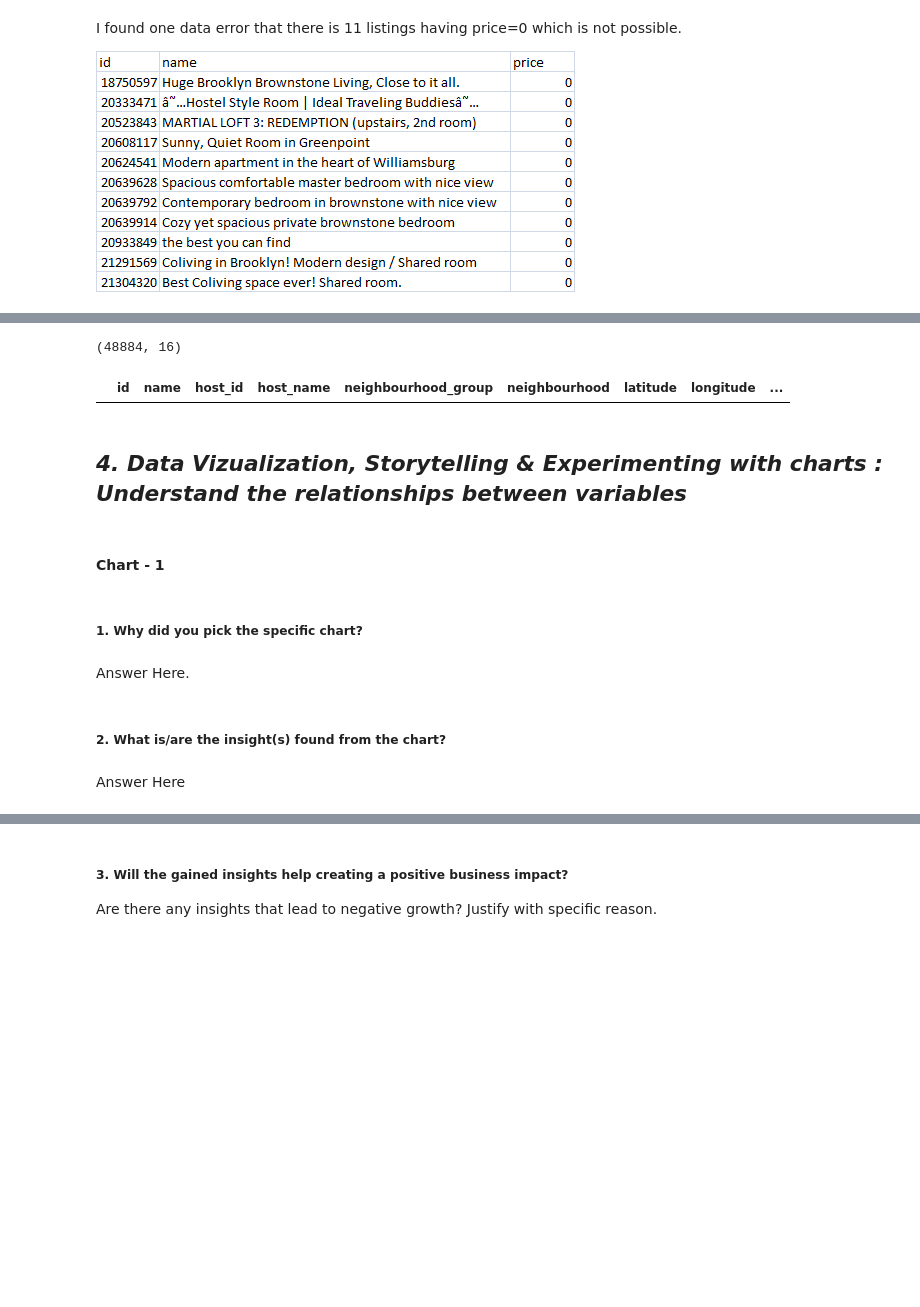
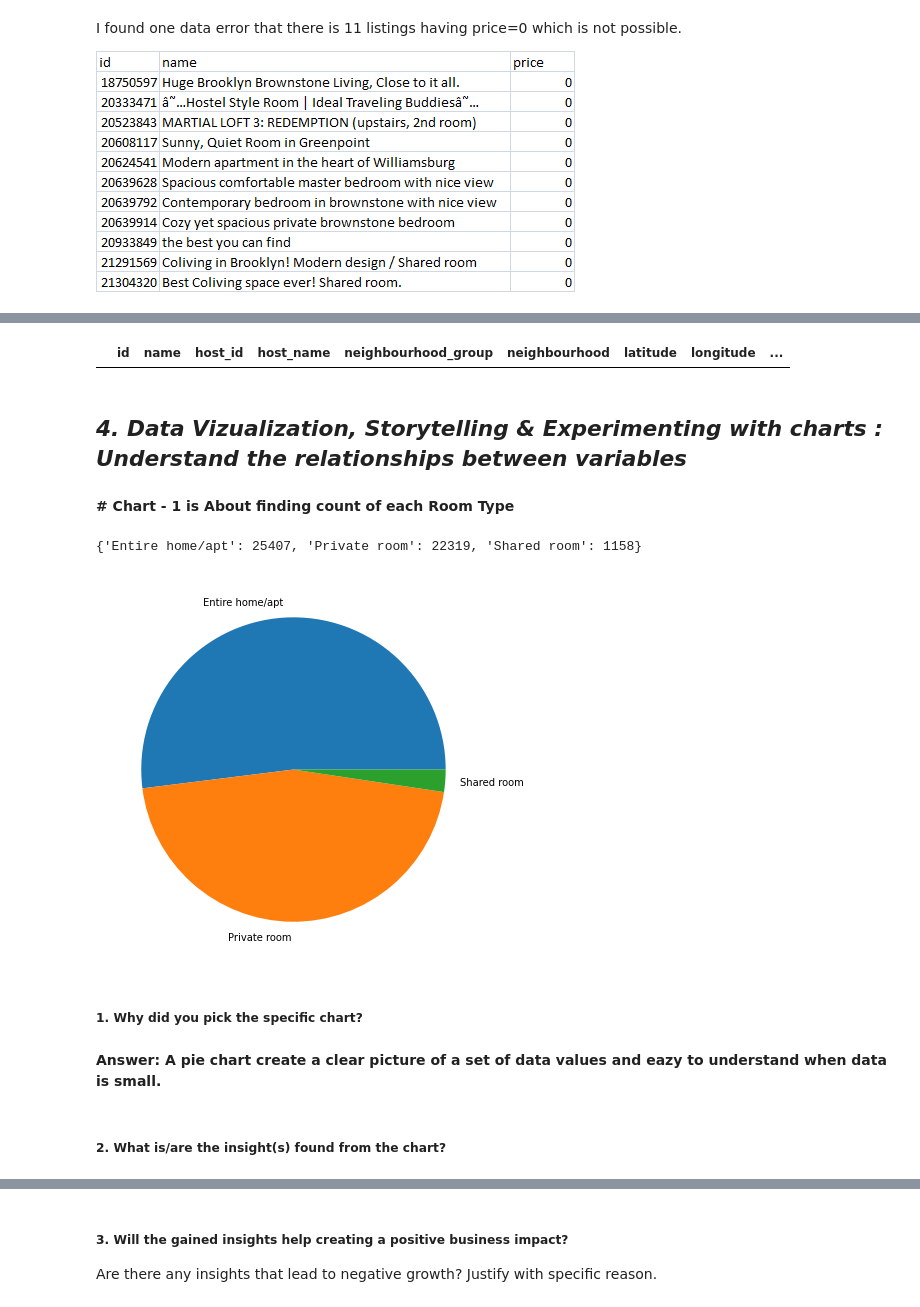
Before and after one commit to kapilkukreja469/Airbnb_bookings_analysis_project, a Jupyter notebook: Sample_EDA_Submission_Template.ipynb, the cells around one changed output, grey strips where cells are left out. Saved outputs shown, nothing was run; the diff lists cells and outputs as text; code cells hidden in the pictures; blank space fills up the shorter version.

```diff
--- a/Sample_EDA_Submission_Template.ipynb
+++ b/Sample_EDA_Submission_Template.ipynb
@@ -248,15 +263,14 @@ I found one data error that there is 11 listings having price=0 which is not pos
 # %%
 # Write your code to make your dataset analysis ready.
 # drop row indexes from DataFrame which have price =0.
-index_names = airbnb_df[airbnb_df['price'] == 0].index
-airbnb_df.drop(index_names, inplace = True)
-print(airbnb_df.shape)
+try:
+  index_names = airbnb_df[airbnb_df['price'] == 0].index
+  airbnb_df.drop(index_names, inplace = True)
+except:
+  print("No Data found for price=0")
 # After deletion
 airbnb_df[airbnb_df['price']==0]
 # %% [output]
-(48884, 16)
 |  | id | name | host_id | host_name | neighbourhood_group | neighbourhood | latitude | longitude | ... |
 # %% [markdown]
 ## ***4. Data Vizualization, Storytelling & Experimenting with charts : Understand the relationships between variables***
-# %% [markdown]
-#### Chart - 1
@@ -265,8 +277,22 @@ airbnb_df[airbnb_df['price']==0]
+# %% [markdown]
+**# Chart - 1 is About finding count of each Room Type**
+# %%
+# Chart - 1 visualization code
+airbnb_roomtype_data = dict(airbnb_df.room_type.value_counts())
+room_type = list(airbnb_roomtype_data.keys())
+frequency = list(airbnb_roomtype_data.values())
+# Creating plot
+fig = plt.figure(figsize =(10, 7))
+plt.pie(frequency, labels = room_type)
+print(airbnb_roomtype_data)
+# show plot
+plt.show()
+# %% [output]
+{'Entire home/apt': 25407, 'Private room': 22319, 'Shared room': 1158}
+[figure, added]
 # %% [markdown]
 ##### 1. Why did you pick the specific chart?
-# %% [markdown]
-Answer Here.
+# %% [markdown]
+**Answer: A pie chart create a clear picture of a set of data values and eazy to understand when data is small.**
 # %% [markdown]
 ##### 2. What is/are the insight(s) found from the chart?
-# %% [markdown]
-Answer Here
```
Also changed, not shown: parts of 5 cells of this notebook.
